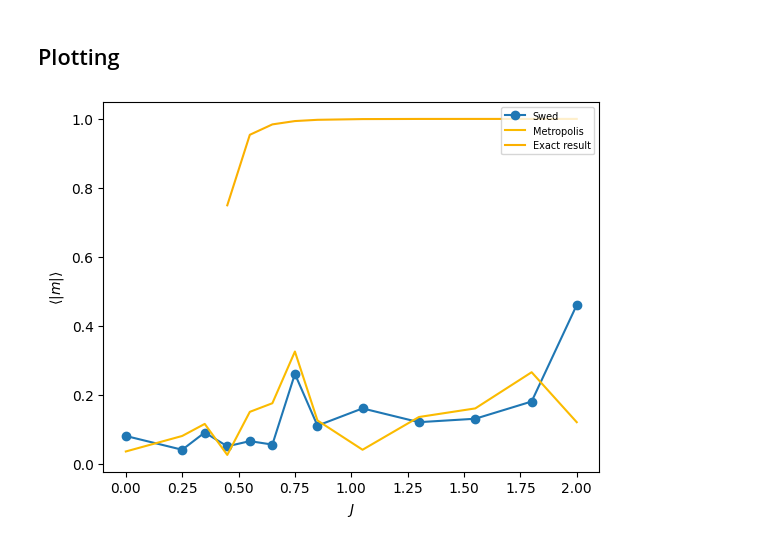
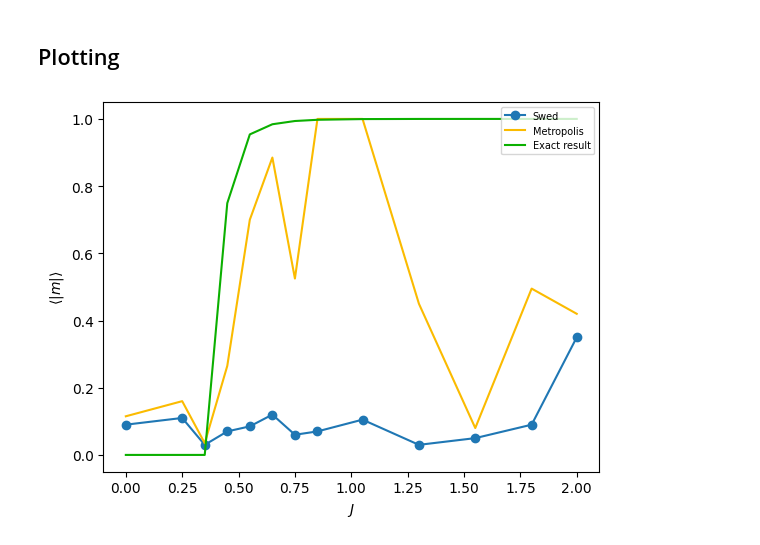
Before and after one commit to PugsGHub/compphyss, a Jupyter notebook: Sheet 7/Swedensen.ipynb, the cells around one changed output. Saved outputs shown, nothing was run; the diff lists cells and outputs as text; code cells hidden in the pictures.

Commit message:
Added a new plot

```diff
--- a/Sheet 7/Swedensen.ipynb
+++ b/Sheet 7/Swedensen.ipynb
@@ -129,5 +129,8 @@ def energy_exact(J):
     return exact_energy
 # %%
 def exact_abs_mag(lattice,J,N):
-    absolute_exact_mag = (1- (1/(np.sinh(2*J)**4)))**(1/8)
-    return absolute_exact_mag
+    if J > 0.440686793509772:
+        absolute_exact_mag = (1- (1/(np.sinh(2*J)**4)))**(1/8)
+        return absolute_exact_mag
+    else:
+        return 0
@@ -136,24 +155,24 @@ def exact_abs_mag(lattice,J,N):
 # %%
 J_list = [0.0,0.25,0.35,0.45,0.55,0.65,0.75,0.85,1.05,1.30,1.55,1.8,2.0]
 
 output = []
 metro_output = []
 exact_output = []
 for j in J_list:
     spin_list = 2*np.random.randint(2, size=(20,20)) - 1
     clusters = SW_algorithm(j,20,spin_list)
-    spins = metropolis(1000, 20, j, 0, freq=10)
+    spins = metropolis(10000, 20, j, 0, freq=10)
     exact_output.append(exact_abs_mag(spin_list,j,20))
     output.append(numerical_mag(clusters[1],20))
     metro_output.append(numerical_mag(spins,20))
 
 plt.plot(J_list,output,'o-',label='Swed')
 plt.plot(J_list, metro_output, color ='#fbbb00', label='Metropolis')
-plt.plot(J_list, exact_output, color ='#fbb000', label='Exact result')
+plt.plot(J_list, exact_output, color ='#0bb000', label='Exact result')
 
 plt.xlabel('$J$')
 plt.ylabel('$\\langle  |m| \\rangle$')
 plt.legend(loc='upper right',prop={'size': 7})
 plt.savefig('Plots/m_v_j.png')
 # %% [output]
-[figure, old version]
+[figure, new version]
```
Also changed, not shown: parts of 3 cells of this notebook, 5 other files.
